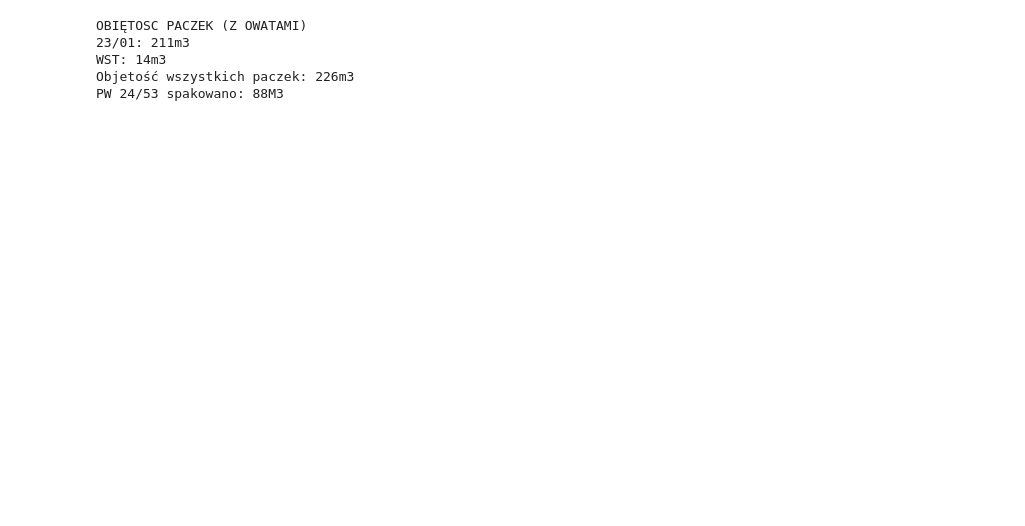
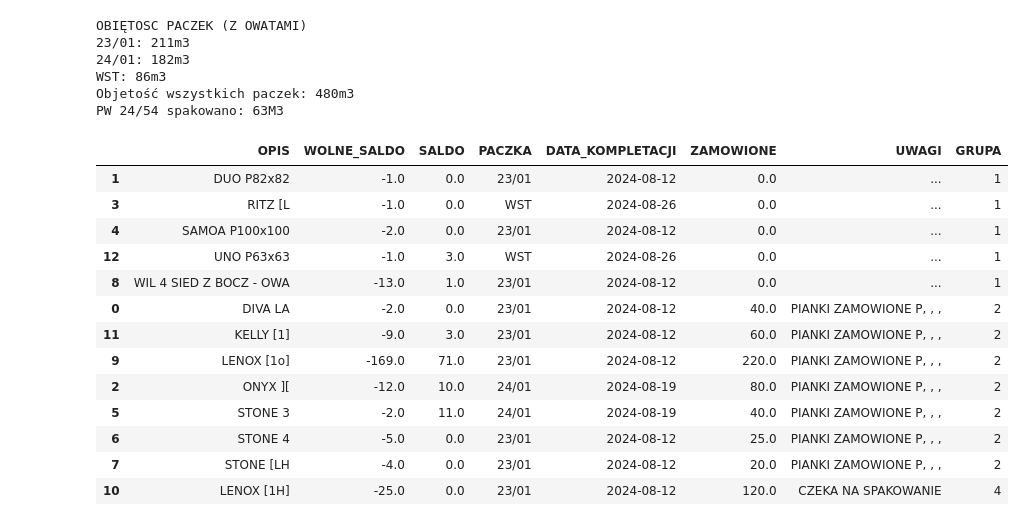
Before and after one commit to Mogarthron/Magazynier, a Jupyter notebook: ANALIZA_PIANEK.ipynb, the cells around one changed output. Saved outputs shown, nothing was run; the diff lists cells and outputs as text; code cells hidden in the pictures; blank space fills up the shorter version.

```diff
--- a/ANALIZA_PIANEK.ipynb
+++ b/ANALIZA_PIANEK.ipynb
@@ -4,17 +4,33 @@ from Pianki.Analiza_pianek.funkcje_analizy_pianek import *
 
 # pd.set_option()
 # %%
-Podsumowanie_paczek_i_Pw("24/53")
+Podsumowanie_paczek_i_Pw("24/54")
 # %% [output]
 OBIĘTOSC PACZEK (Z OWATAMI)
 23/01: 211m3
-WST: 14m3
-Objetość wszystkich paczek: 226m3
-PW 24/53 spakowano: 88M3
+24/01: 182m3
+WST: 86m3
+Objetość wszystkich paczek: 480m3
+PW 24/54 spakowano: 63M3
 # %%
 br = Braki(WOLNE="SALDO")[0] #USUNAC PROBLEM Z DUBLUJACYMI SIE ZAMOWIANIAMI(JEDNO DOSTARCZONE DRUGIE W DRODZE TWORZĄ SIĘ DWIE POZYCJE)
 br.sort_values(by=["GRUPA", "OPIS"])
-br.to_excel("BRAKI.xlsx")
+# br.to_excel("BRAKI.xlsx")
+# %% [output]
+|  | OPIS | WOLNE_SALDO | SALDO | PACZKA | DATA_KOMPLETACJI | ZAMOWIONE | UWAGI | GRUPA |
+| 1 | DUO P82x82 | -1.0 | 0.0 | 23/01 | 2024-08-12 | 0.0 | ... | 1 |
+| 3 | RITZ [L | -1.0 | 0.0 | WST | 2024-08-26 | 0.0 | ... | 1 |
+| 4 | SAMOA P100x100 | -2.0 | 0.0 | 23/01 | 2024-08-12 | 0.0 | ... | 1 |
+| 12 | UNO P63x63 | -1.0 | 3.0 | WST | 2024-08-26 | 0.0 | ... | 1 |
+| 8 | WIL 4 SIED Z BOCZ - OWA | -13.0 | 1.0 | 23/01 | 2024-08-12 | 0.0 | ... | 1 |
+| 0 | DIVA LA | -2.0 | 0.0 | 23/01 | 2024-08-12 | 40.0 | PIANKI ZAMOWIONE P, , , | 2 |
+| 11 | KELLY [1] | -9.0 | 3.0 | 23/01 | 2024-08-12 | 60.0 | PIANKI ZAMOWIONE P, , , | 2 |
+| 9 | LENOX [1o] | -169.0 | 71.0 | 23/01 | 2024-08-12 | 220.0 | PIANKI ZAMOWIONE P, , , | 2 |
+| 2 | ONYX ][ | -12.0 | 10.0 | 24/01 | 2024-08-19 | 80.0 | PIANKI ZAMOWIONE P, , , | 2 |
+| 5 | STONE 3 | -2.0 | 11.0 | 24/01 | 2024-08-19 | 40.0 | PIANKI ZAMOWIONE P, , , | 2 |
+| 6 | STONE 4 | -5.0 | 0.0 | 23/01 | 2024-08-12 | 25.0 | PIANKI ZAMOWIONE P, , , | 2 |
+| 7 | STONE [LH | -4.0 | 0.0 | 23/01 | 2024-08-12 | 20.0 | PIANKI ZAMOWIONE P, , , | 2 |
+| 10 | LENOX [1H] | -25.0 | 0.0 | 23/01 | 2024-08-12 | 120.0 | CZEKA NA SPAKOWANIE | 4 |
 # %%
 Zagrozone(WOLNE="SALDO")
 zgr = Zagrozone(False,WOLNE="SALDO")
```
Also changed, not shown: parts of 8 cells of this notebook.
